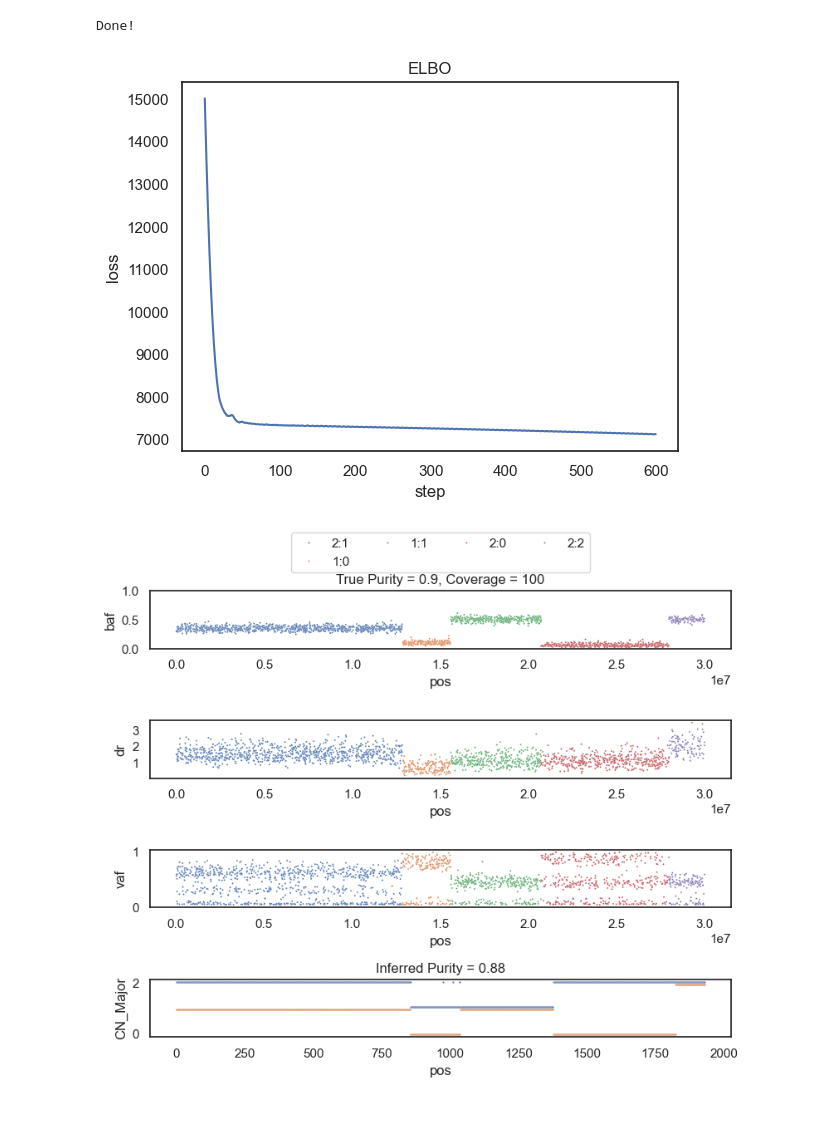
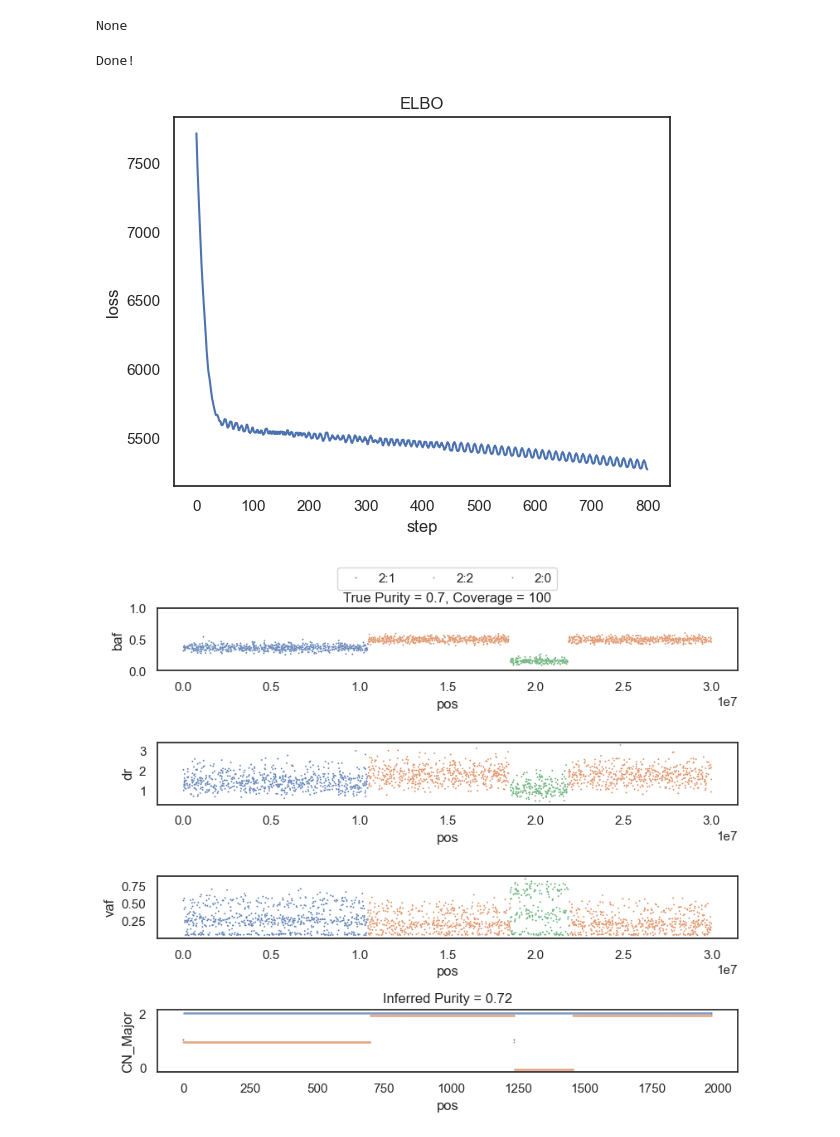
Before and after one commit to valerianilucrezia/locate, a Jupyter notebook: test.ipynb, the cells around one changed output. Cells and saved outputs as stored; diff of their text form; code cells hidden in the pictures.

```diff
--- a/test.ipynb
+++ b/test.ipynb
@@ -17,7 +17,7 @@ import pickle
 os.chdir('/Users/lucreziavaleriani/Documents/GitHub/utils_locate/')
 from simulations.simulations import simulate_segment, simulate_data
 # %%
-purity = .9
+purity = .7
 coverage = 100
 ploidy = 2
 
@@ -77,13 +77,14 @@ locate.set_model_params({"jumping_prob" : 1e-6,
                          "prior_ploidy": ploidy,
                          "scaling_factors": [1,1,1]})
 # %%
-ll = locate.run(steps = 600, param_optimizer = {"lr" : 0.05})
+ll = locate.run(steps = 800, param_optimizer = {"lr" : 0.05})
 # %% [output]
-Done!
+None
+Done!
 # %%
 plot_loss(ll[0])
 # %% [output]
-[figure, old version]
+[figure, new version]
 # %%
 params = locate.learned_parameters_Clonal()
 # %%
@@ -93,24 +94,24 @@ res = pd.DataFrame({'CN_Major':params["CN_Major"]+0.05,
 # %%
 sns.set_theme(style="white", font_scale=1)
 fig, axes = plt.subplots(4, 1, figsize=(8, 7))
 
 baf = sns.scatterplot(data=snp, x="pos", y="baf", s=2, ax=axes[0], hue="CN_1")
 dr = sns.scatterplot(data=snp, x="pos", y="dr", s=2, ax=axes[1], hue="CN_1", legend=False)
 vaf = sns.scatterplot(data=snv, x="pos", y="vaf", s=2, ax=axes[2], hue="CN_1", legend=False)
 
 cn = sns.scatterplot(data=res, x="pos", y="CN_Major", s=2, ax=axes[3], legend=False)
 cn = sns.scatterplot(data=res, x="pos", y="CN_minor", s=2, ax=axes[3], legend=False)
 
 axes[0].set_ylim(0,1)
 sns.move_legend(
     baf,
     "lower center",
     bbox_to_anchor=(.5, 1.2), ncol=4, title=None, frameon=True,
 )
 
 axes[0].set_title(f'True Purity = {purity}, Coverage = {coverage}')
-inf_purity = float(bau['purity'])
+inf_purity = float(params['purity'])
 axes[3].set_title(f'Inferred Purity = {round(inf_purity, 2)}')
 fig.tight_layout()
 # %% [output]
-[figure, old version]
+[figure, new version]
```
Also changed, not shown: parts of 1 cell of this notebook, 11 other files.
